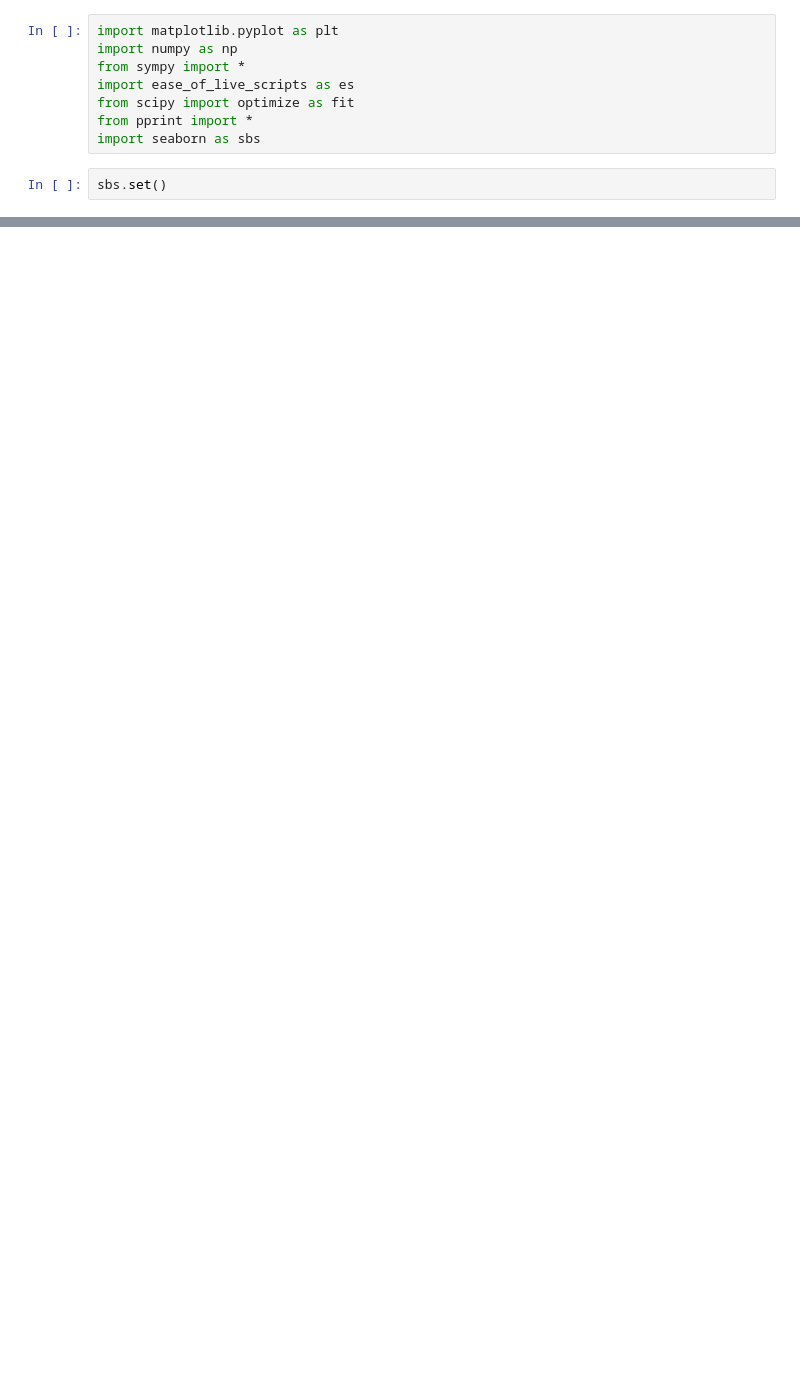
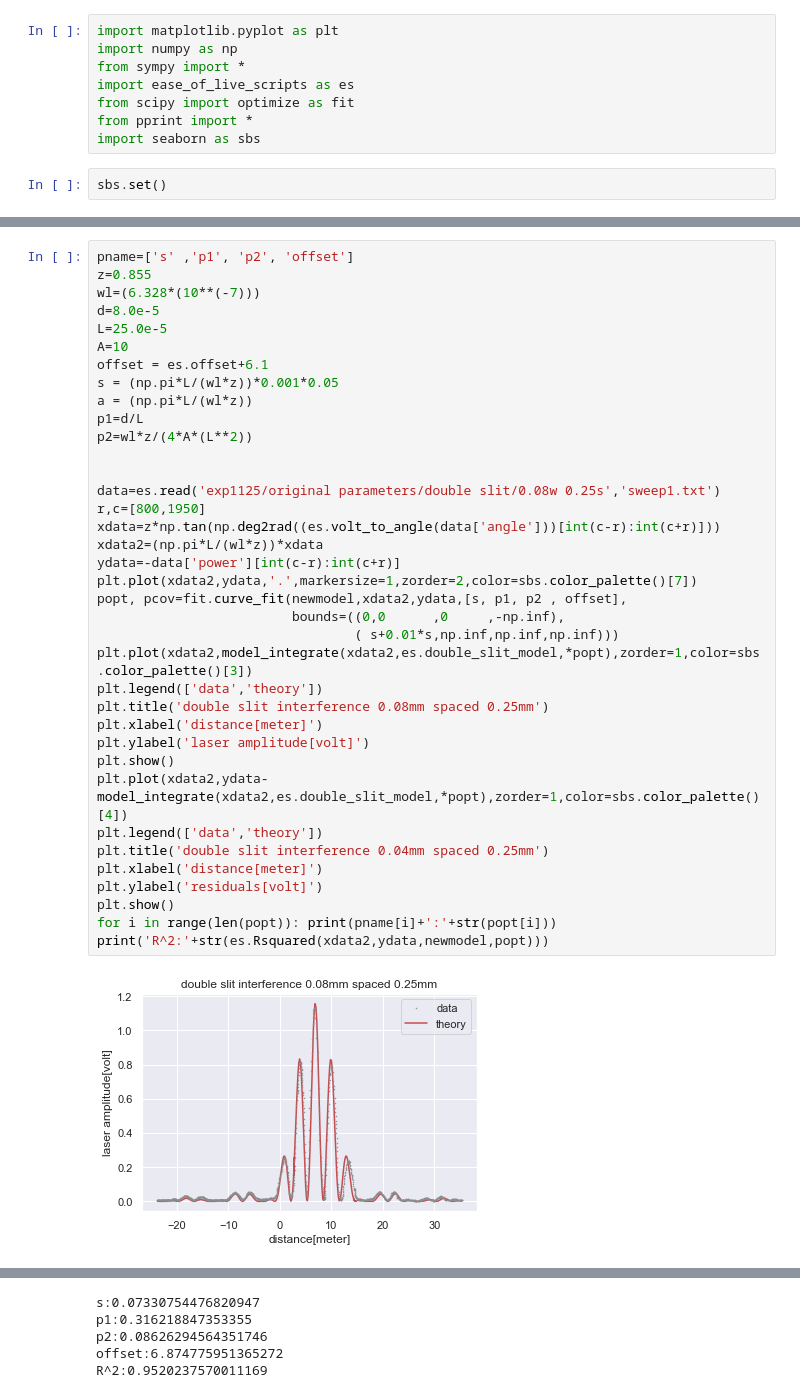
Before and after one commit to EdoMor/notebooks, a Jupyter notebook: alons double slit notebook.ipynb, the cells around one changed output, grey strips where cells are left out. Drawn from its saved outputs; the diff is of its cells as text; blank space fills up the shorter version.

```diff
--- a/alons double slit notebook.ipynb
+++ b/alons double slit notebook.ipynb
@@ -108,0 +109,39 @@ R^2:0.8503482796148996
+# %%
+pname=['s' ,'p1', 'p2', 'offset']
+z=0.855
+wl=(6.328*(10**(-7)))
+d=8.0e-5
+L=25.0e-5
+A=10
+offset = es.offset+6.1
+s = (np.pi*L/(wl*z))*0.001*0.05
+a = (np.pi*L/(wl*z))
+p1=d/L
+p2=wl*z/(4*A*(L**2))
+
+
+data=es.read('exp1125/original parameters/double slit/0.08w 0.25s','sweep1.txt')
+r,c=[800,1950]
+xdata=z*np.tan(np.deg2rad((es.volt_to_angle(data['angle']))[int(c-r):int(c+r)]))
+xdata2=(np.pi*L/(wl*z))*xdata
+ydata=-data['power'][int(c-r):int(c+r)]
+plt.plot(xdata2,ydata,'.',markersize=1,zorder=2,color=sbs.color_palette()[7])
+popt, pcov=fit.curve_fit(newmodel,xdata2,ydata,[s, p1, p2 , offset],
+                         bounds=((0,0      ,0     ,-np.inf),
+                                 ( s+0.01*s,np.inf,np.inf,np.inf)))
+plt.plot(xdata2,model_integrate(xdata2,es.double_slit_model,*popt),zorder=1,color=sbs.color_palette()[3])
+plt.legend(['data','theory'])
+plt.title('double slit interference 0.08mm spaced 0.25mm')
+plt.xlabel('distance[meter]')
+plt.ylabel('laser amplitude[volt]')
+plt.show()
+plt.plot(xdata2,ydata-model_integrate(xdata2,es.double_slit_model,*popt),zorder=1,color=sbs.color_palette()[4])
+plt.legend(['data','theory'])
+plt.title('double slit interference 0.04mm spaced 0.25mm')
+plt.xlabel('distance[meter]')
+plt.ylabel('residuals[volt]')
+plt.show()
+for i in range(len(popt)): print(pname[i]+':'+str(popt[i]))
+print('R^2:'+str(es.Rsquared(xdata2,ydata,newmodel,popt)))
+# %% [output]
+[figure, added]
@@ -108,0 +149,5 @@ R^2:0.8503482796148996
+s:0.07330754476820947
+p1:0.316218847353355
+p2:0.08626294564351746
+offset:6.874775951365272
+R^2:0.9520237570011169
```
Also changed, not shown: parts of 3 cells of this notebook.
